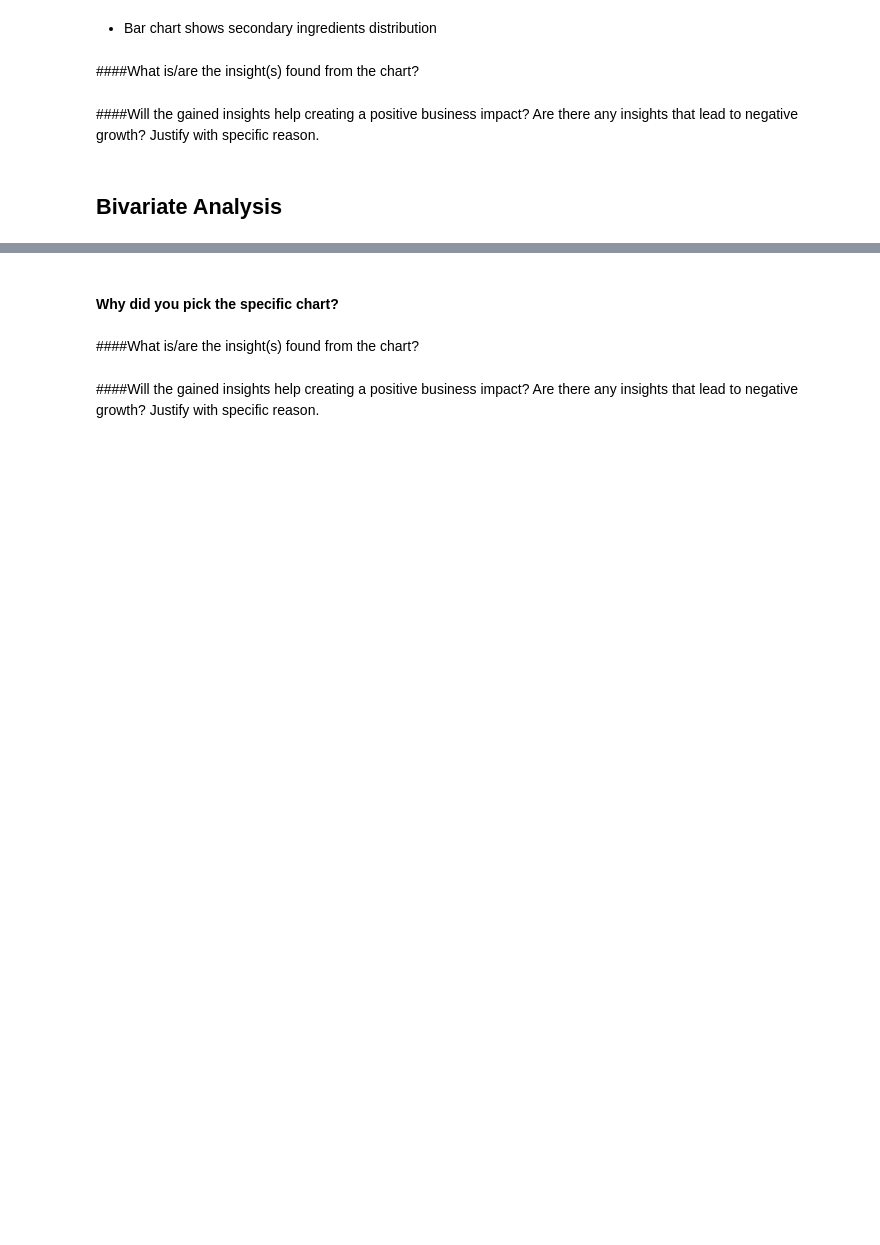
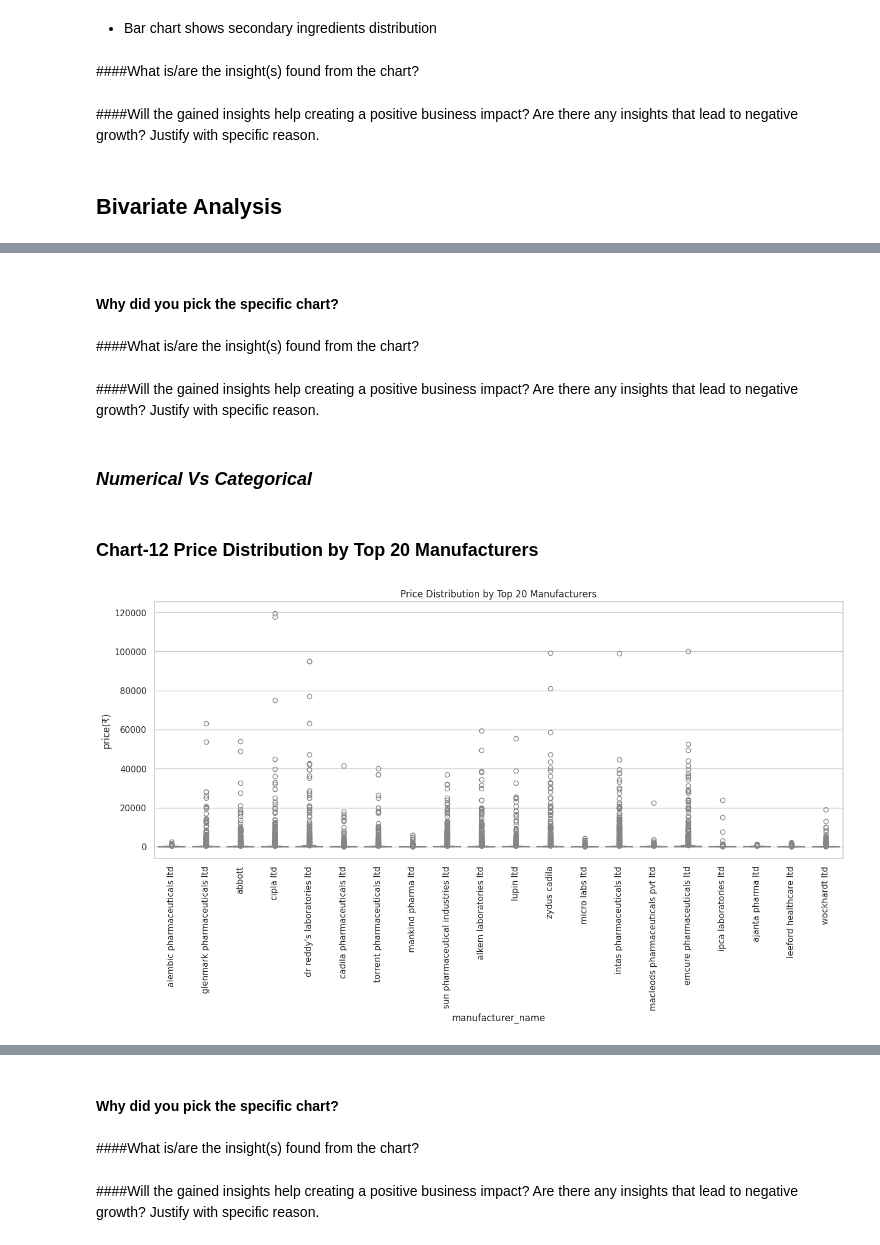
Before and after one commit to Sagarjain93/Pharma_Medicines, a Jupyter notebook: Pharma_medicines.ipynb, the cells around one changed output, grey strips where cells are left out. Saved outputs shown, nothing was run; the diff lists cells and outputs as text; code cells hidden in the pictures; blank space fills up the shorter version.

```diff
--- a/Pharma_medicines.ipynb
+++ b/Pharma_medicines.ipynb
@@ -579,0 +674,21 @@ Numerical Vs Numerical Analysis
+# %% [markdown]
+#### Why did you pick the specific chart?
+# %% [markdown]
+####What is/are the insight(s) found from the chart?
+# %% [markdown]
+####Will the gained insights help creating a positive business impact?
+Are there any insights that lead to negative growth? Justify with specific reason.
+# %% [markdown]
+### *Numerical Vs Categorical*
+# %% [markdown]
+### Chart-12  Price Distribution by Top 20 Manufacturers
+# %%
+# Chart No.  Data Visualization
+top_manuf = df['manufacturer_name'].value_counts().head(20).index
+plt.figure(figsize=(16,6))
+sns.boxplot(x='manufacturer_name', y='price(₹)', data=df[df['manufacturer_name'].isin(top_manuf)],color='pink')
+plt.xticks(rotation=90)
+plt.title("Price Distribution by Top 20 Manufacturers")
+plt.show()
+# %% [output]
+[figure, added]
```
Also changed, not shown: parts of 95 cells of this notebook.
